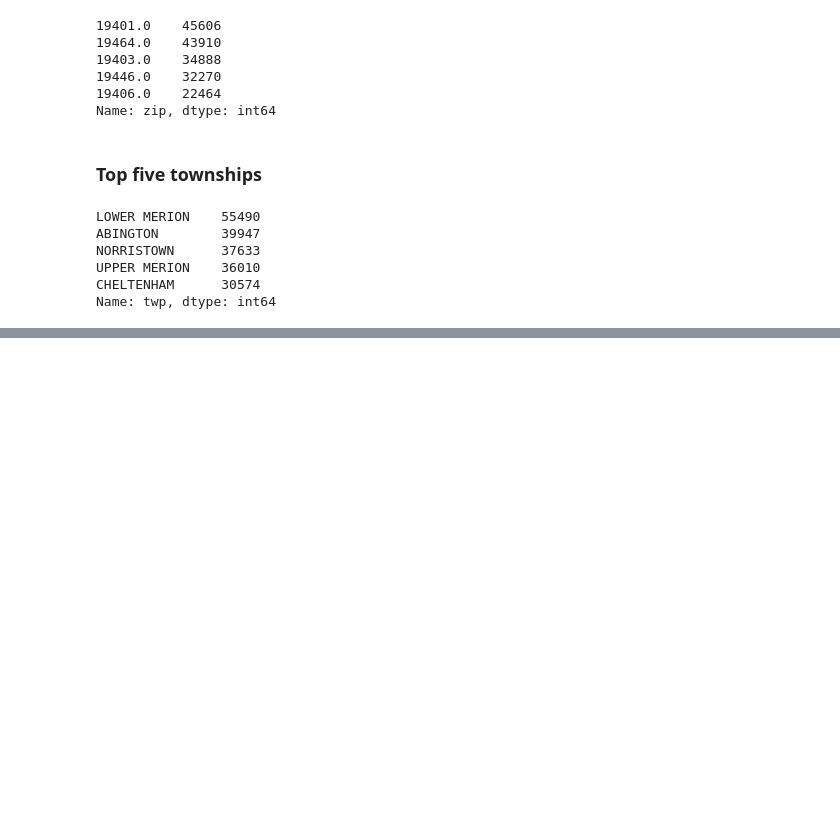
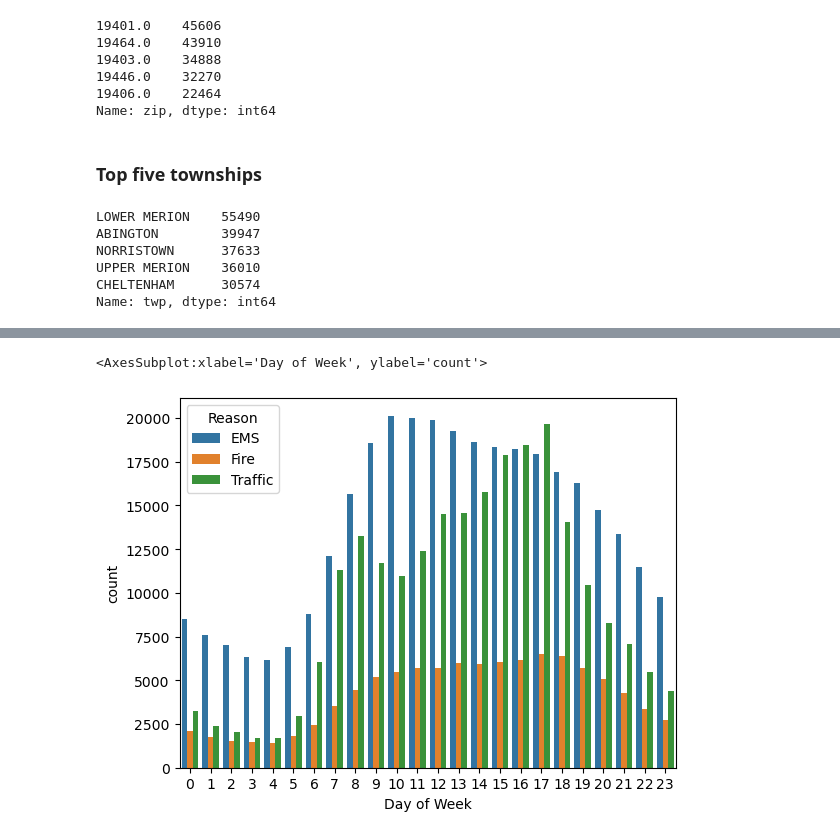
Before and after one commit to sakaifee/911_Call_EDA, a Jupyter notebook: 911_EDA.ipynb, the cells around one changed output, grey strips where cells are left out. Saved outputs shown, nothing was run; the diff lists cells and outputs as text; code cells hidden in the pictures; blank space fills up the shorter version.

```diff
--- a/911_EDA.ipynb
+++ b/911_EDA.ipynb
@@ -75,0 +109,2 @@ Name: twp, dtype: int64
+# %%
+dataframe_data["timeStamp"] = pd.to_datetime(dataframe_data["timeStamp"])
@@ -75,0 +124,5 @@ Name: twp, dtype: int64
+# %%
+dataframe_data["Hour"] = dataframe_data["timeStamp"].apply(lambda time: time.hour)
+# %%
+dataframe_data["Month"] = dataframe_data["timeStamp"].apply(lambda time: time.month)
+dataframe_data["Day of Week"] = dataframe_data["timeStamp"].apply(lambda time: time.hour)
@@ -75,0 +138,5 @@ Name: twp, dtype: int64
+# %%
+sns.countplot(x="Day of Week", data = dataframe_data, hue="Reason")
+# %% [output]
+<AxesSubplot:xlabel='Day of Week', ylabel='count'>
+[figure, added]
```
Also changed, not shown: parts of 15 cells of this notebook.
